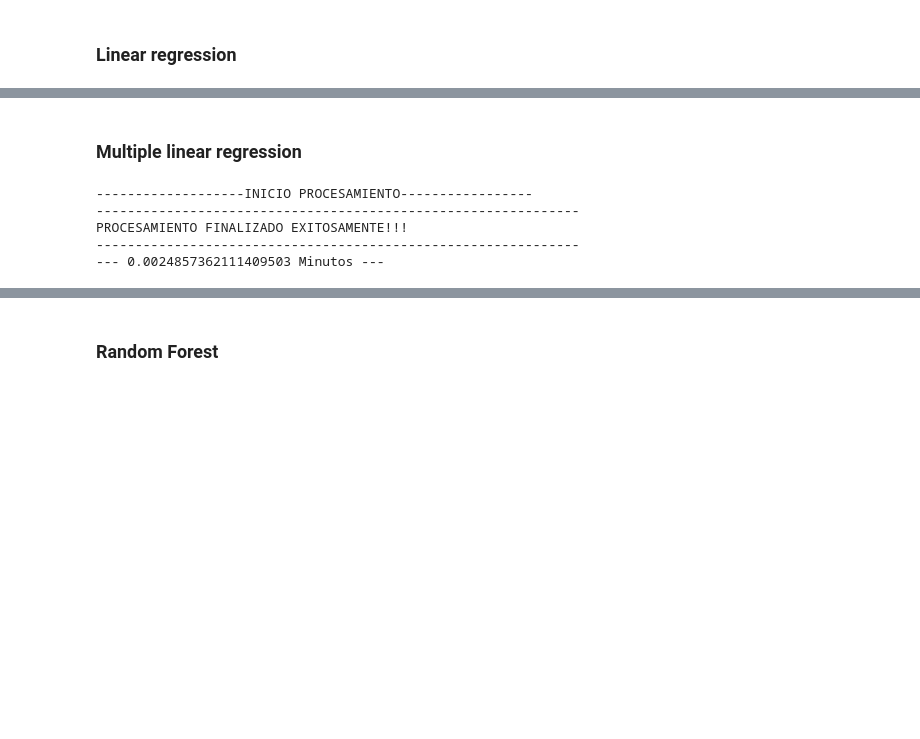
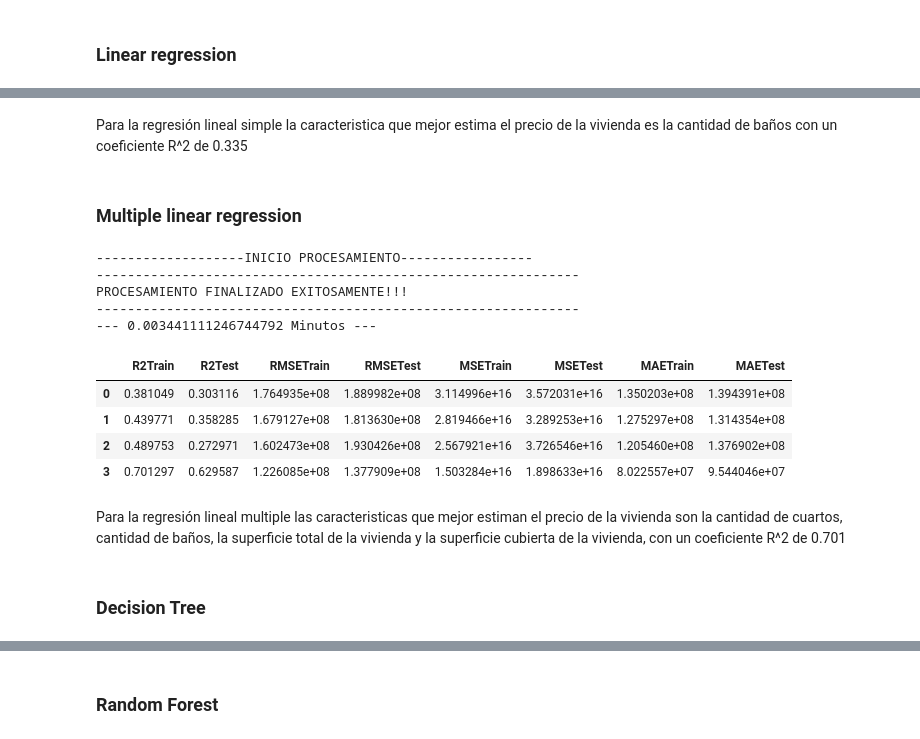
Before and after one commit to marioeoteroa/BootcampDSCodigofacilito, a Jupyter notebook: ProyectoBootcampDS.ipynb, the cells around one changed output, grey strips where cells are left out. Saved outputs shown, nothing was run; the diff lists cells and outputs as text; code cells hidden in the pictures; blank space fills up the shorter version.

```diff
--- a/ProyectoBootcampDS.ipynb
+++ b/ProyectoBootcampDS.ipynb
@@ -633,6 +680,9 @@ ScorePrecision
+# %% [markdown]
+Para la regresión lineal simple la caracteristica que mejor estima el precio de la vivienda es la cantidad de baños con un  coeficiente R^2 de 0.335
 # %% [markdown]
 ### Multiple linear regression
 # %%
+#Con un ciclo for busco el modelo de regresión lineal multiple que mejor desempeño presenta
 import time
 start_time = time.time()
 
@@ -748,10 +798,22 @@ mejor = max(R2Train)
 posmejor = R2Train.index(mejor)+1
 mejor2 = max(R2Test)
 posmejor2 = R2Test.index(mejor2)+1
-tabla1.columns = ['R2Train','R2Test','RMSETrain','RMSETest','MSETrain','MSETest','MAETrain','MAETest']
+tablaMLR.columns = ['R2Train','R2Test','RMSETrain','RMSETest','MSETrain','MSETest','MAETrain','MAETest']
 # %% [output]
 -------------------INICIO PROCESAMIENTO-----------------
 --------------------------------------------------------------
 PROCESAMIENTO FINALIZADO EXITOSAMENTE!!!
 --------------------------------------------------------------
---- 0.0024857362111409503 Minutos ---
+--- 0.003441111246744792 Minutos ---
+# %%
+tablaMLR.head()
+# %% [output]
+|  | R2Train | R2Test | RMSETrain | RMSETest | MSETrain | MSETest | MAETrain | MAETest |
+| 0 | 0.381049 | 0.303116 | 1.764935e+08 | 1.889982e+08 | 3.114996e+16 | 3.572031e+16 | 1.350203e+08 | 1.394391e+08 |
+| 1 | 0.439771 | 0.358285 | 1.679127e+08 | 1.813630e+08 | 2.819466e+16 | 3.289253e+16 | 1.275297e+08 | 1.314354e+08 |
+| 2 | 0.489753 | 0.272971 | 1.602473e+08 | 1.930426e+08 | 2.567921e+16 | 3.726546e+16 | 1.205460e+08 | 1.376902e+08 |
+| 3 | 0.701297 | 0.629587 | 1.226085e+08 | 1.377909e+08 | 1.503284e+16 | 1.898633e+16 | 8.022557e+07 | 9.544046e+07 |
+# %% [markdown]
+Para la regresión lineal multiple las caracteristicas que mejor estiman el precio de la vivienda son la cantidad de cuartos, cantidad de baños, la superficie total de la vivienda y la superficie cubierta de la vivienda, con un  coeficiente R^2 de 0.701
+# %% [markdown]
+### Decision Tree
```
Also changed, not shown: parts of 90 cells of this notebook.
